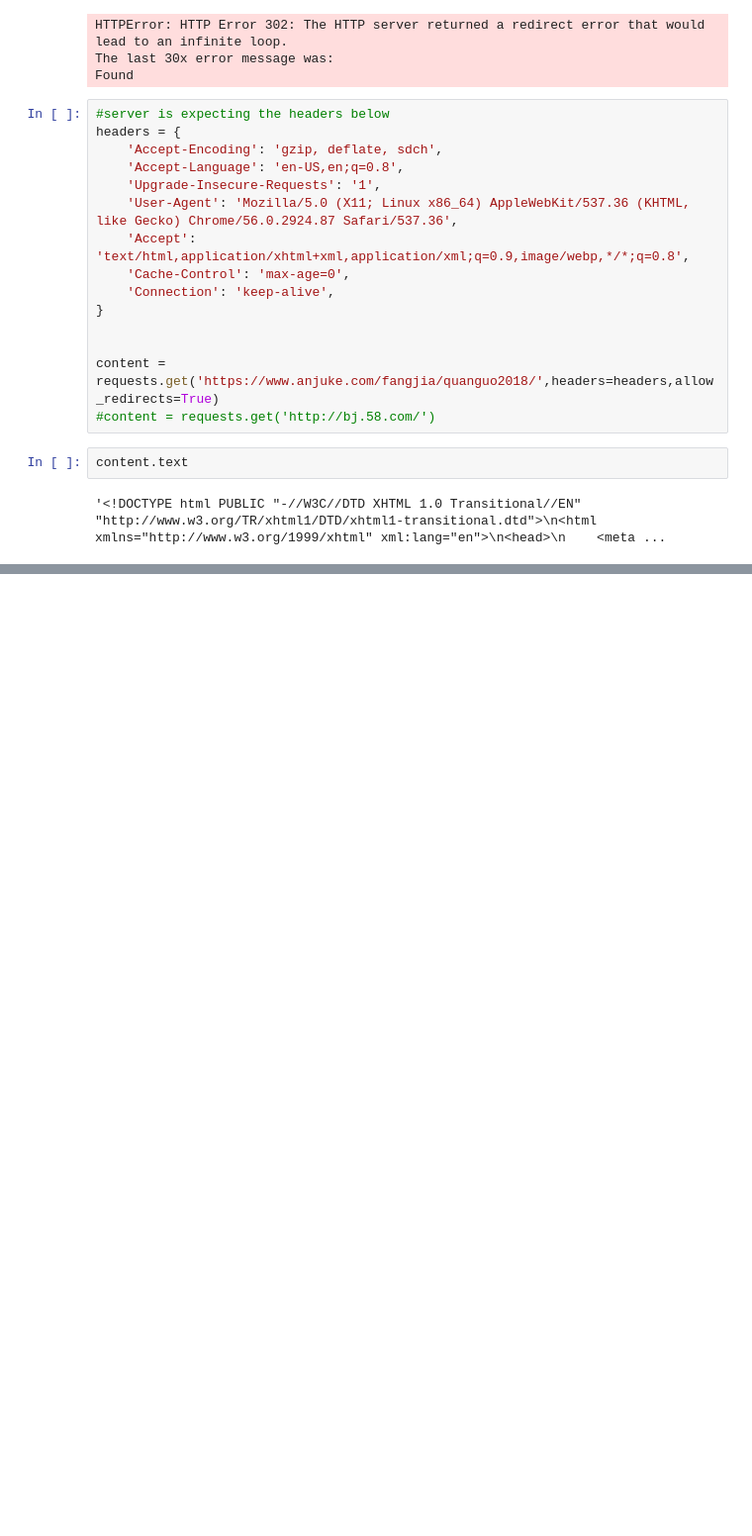
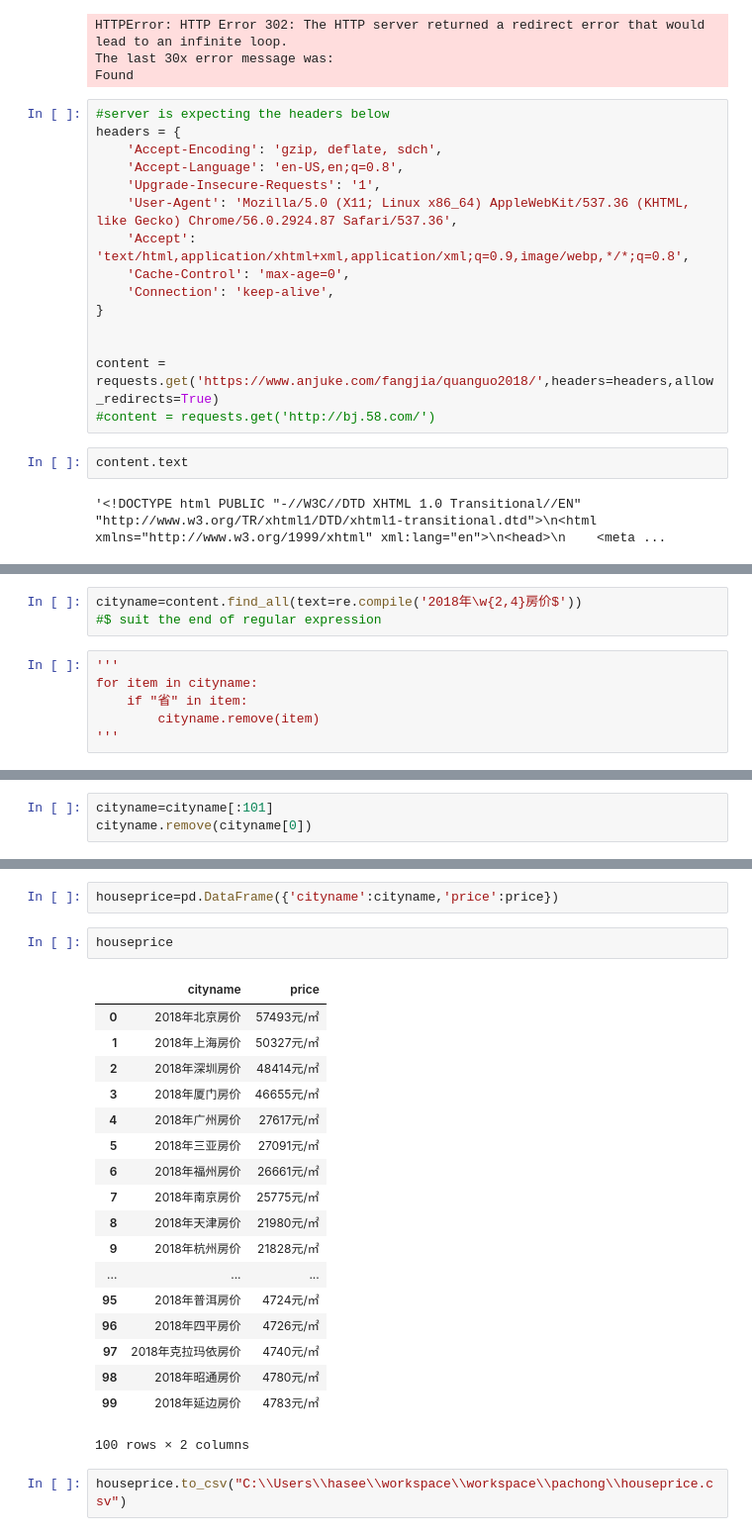
Before and after one commit to yushinliu/kaggle_competition-other_projects, a Jupyter notebook: pachong/Tomo_test.ipynb, the cells around one changed output, grey strips where cells are left out. Shown: that part at 99% size. Saved outputs shown, nothing was run; the diff lists cells and outputs as text; blank space fills up the shorter version.

```diff
--- a/pachong/Tomo_test.ipynb
+++ b/pachong/Tomo_test.ipynb
@@ -64,0 +88,9 @@ JSONDecodeError: Expecting value: line 1 column 1 (char 0)
+# %%
+cityname=content.find_all(text=re.compile('2018年\w{2,4}房价$'))
+#$ suit the end of regular expression
+# %%
+'''
+for item in cityname:
+    if "省" in item:
+        cityname.remove(item)
+'''
@@ -64,0 +123,3 @@ JSONDecodeError: Expecting value: line 1 column 1 (char 0)
+# %%
+cityname=cityname[:101]
+cityname.remove(cityname[0])
@@ -64,0 +174,25 @@ JSONDecodeError: Expecting value: line 1 column 1 (char 0)
+# %%
+houseprice=pd.DataFrame({'cityname':cityname,'price':price})
+# %%
+houseprice
+# %% [output]
+|  | cityname | price |
+| 0 | 2018年北京房价 | 57493元/㎡ |
+| 1 | 2018年上海房价 | 50327元/㎡ |
+| 2 | 2018年深圳房价 | 48414元/㎡ |
+| 3 | 2018年厦门房价 | 46655元/㎡ |
+| 4 | 2018年广州房价 | 27617元/㎡ |
+| 5 | 2018年三亚房价 | 27091元/㎡ |
+| 6 | 2018年福州房价 | 26661元/㎡ |
+| 7 | 2018年南京房价 | 25775元/㎡ |
+| 8 | 2018年天津房价 | 21980元/㎡ |
+| 9 | 2018年杭州房价 | 21828元/㎡ |
+| ... | ... | ... |
+| 95 | 2018年普洱房价 | 4724元/㎡ |
+| 96 | 2018年四平房价 | 4726元/㎡ |
+| 97 | 2018年克拉玛依房价 | 4740元/㎡ |
+| 98 | 2018年昭通房价 | 4780元/㎡ |
+| 99 | 2018年延边房价 | 4783元/㎡ |
+100 rows × 2 columns
+# %%
+houseprice.to_csv("C:\\Users\\hasee\\workspace\\workspace\\pachong\\houseprice.csv")
```
Also changed, not shown: parts of 13 cells of this notebook, 1 other file.
